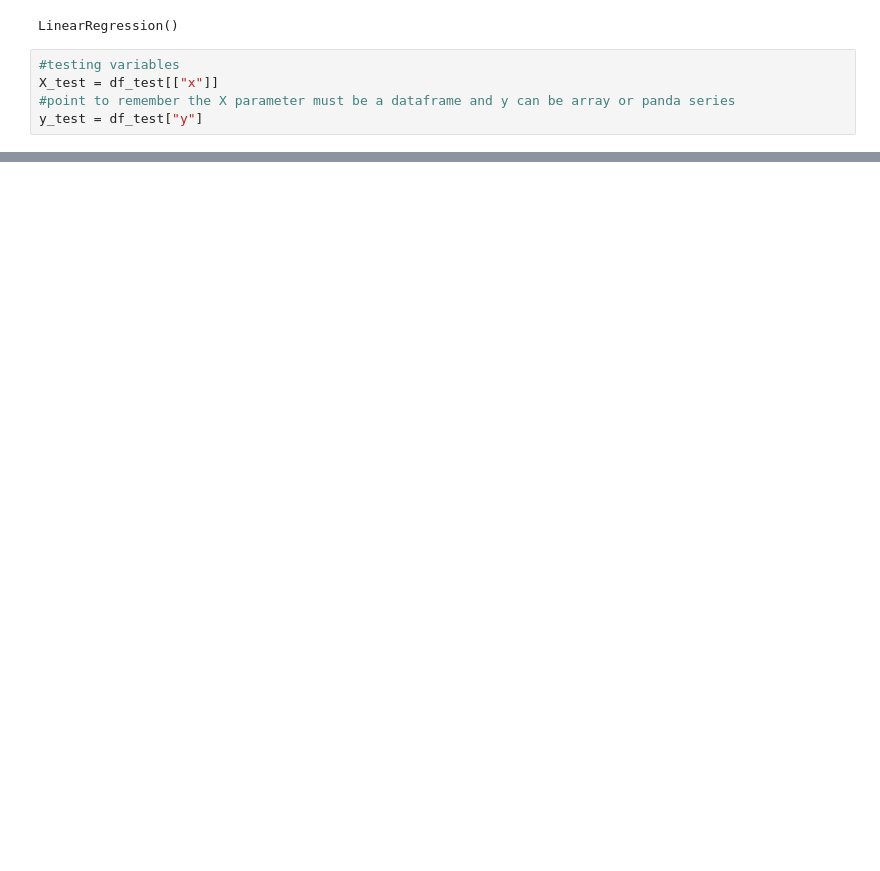
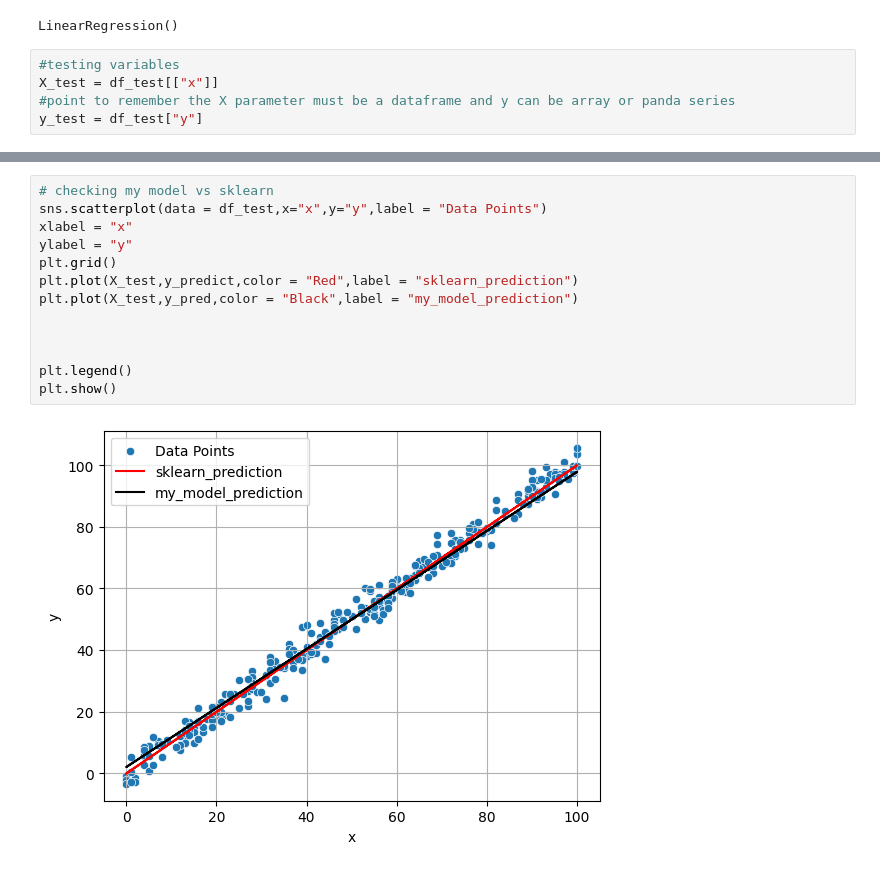
Before and after one commit to Avedeva/self-practice, a Jupyter notebook: kaggle.ipynb, the cells around one changed output, grey strips where cells are left out. Cells and saved outputs as stored; diff of their text form; blank space fills up the shorter version.

```diff
--- a/kaggle.ipynb
+++ b/kaggle.ipynb
@@ -93,0 +126,15 @@ plt.show()
+# %%
+# checking my model vs sklearn
+sns.scatterplot(data = df_test,x="x",y="y",label = "Data Points")
+xlabel = "x"
+ylabel = "y"
+plt.grid()
+plt.plot(X_test,y_predict,color = "Red",label = "sklearn_prediction")
+plt.plot(X_test,y_pred,color = "Black",label = "my_model_prediction")
+
+
+
+plt.legend()
+plt.show()
+# %% [output]
+[figure, added]
```
Also changed, not shown: parts of 9 cells of this notebook.
